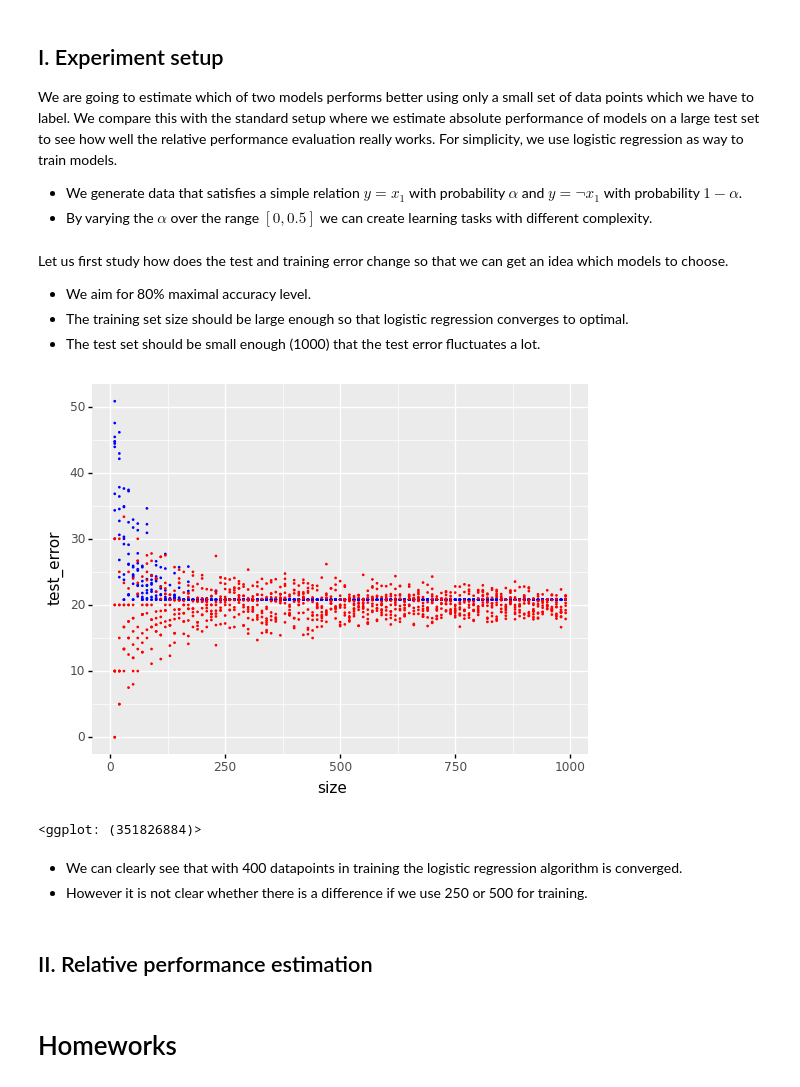
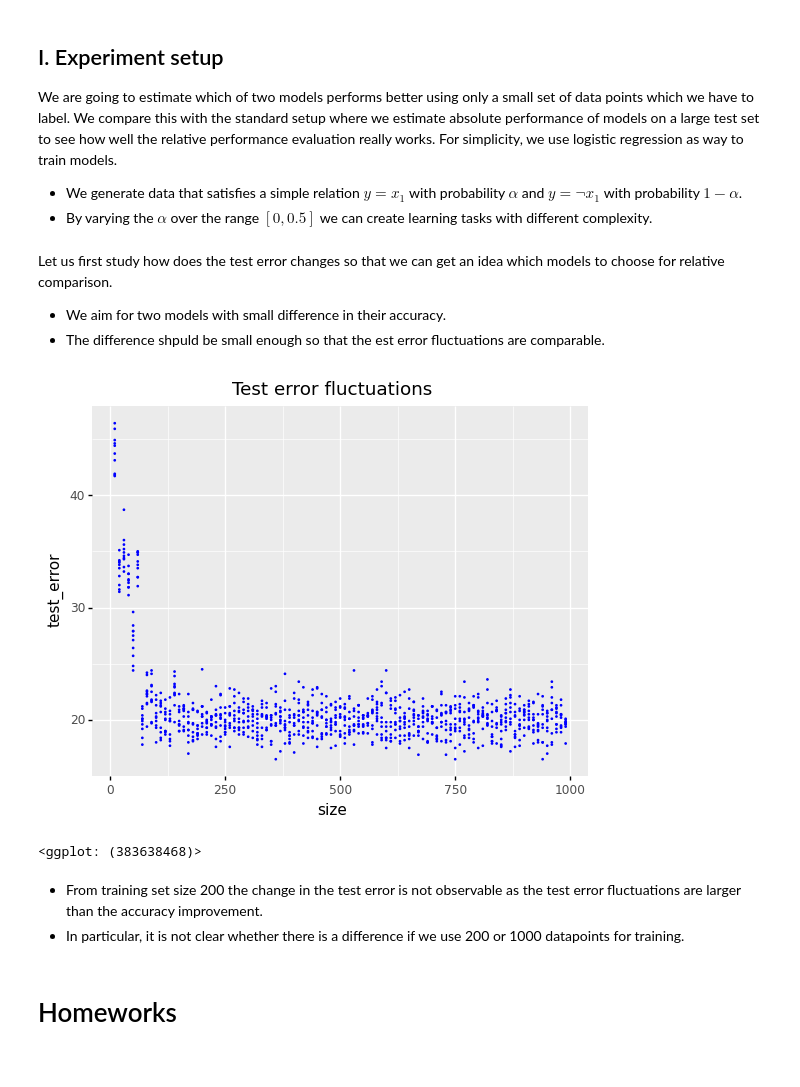
Before and after one commit to swenlaur/machine-learning-ii, a Jupyter notebook: practise-sessions/01/11_relative_performance.ipynb, the cells around one changed output. Saved outputs shown, nothing was run; the diff lists cells and outputs as text; code cells hidden in the pictures.

Commit message:
Relative performance

```diff
--- a/practise-sessions/01/11_relative_performance.ipynb
+++ b/practise-sessions/01/11_relative_performance.ipynb
@@ -40,44 +40,39 @@ def sampler(n:int, k:int, alpha) -> DataFrame:
             .transform(lambda x: x >= 0.5)
             .assign(y = lambda df: df['x_1'] ^ (np.random.random(n) < alpha)))
 # %% [markdown]
-Let us first study how does the test and training error change so that we can get an idea which models to choose.
-* We aim for 80% maximal accuracy level.
-* The training set size should be large enough so that logistic regression converges to optimal.
-* The test set should be small enough (1000) that the test error fluctuates a lot.
+Let us first study how does the test error changes so that we can get an idea which models to choose for relative comparison.
+* We aim for two models with small difference in their accuracy.
+* The difference shpuld be small enough so that the est error fluctuations are comparable.
 # %%
 k = 8
 r = 10
 alpha = 0.8
 sizes = list(range(10, 1000, 10))
 clf_1 = LogisticRegression(solver = 'lbfgs')
 features =['x_{}'.format(i+1) for i in range(k)]
-test_set = sampler(1000, k, alpha)
 
 results = (combine_categories({'size': sizes,  'experiment': list(range(r))})
            .assign(test_error=np.nan)
-           .assign(training_error=np.nan)
            .set_index(['size', 'experiment']))
 
 for size in tqdm(sizes):
+    training_set = sampler(size, k, alpha)
+    clf_1.fit(training_set[features], training_set['y'])
     for exp in range(r):
-        training_set = sampler(size, k, alpha)
-        clf_1.fit(training_set[features], training_set['y'])
+        test_set = sampler(1000, k, alpha)
         results.loc[(size, exp),'test_error'] = empirical_risk(clf_1, test_set[features], test_set['y'])
-        results.loc[(size, exp),'training_error'] = empirical_risk(clf_1, training_set[features], training_set['y'])
 
 # display(head(results))
 
 p = ggplot(results.reset_index())
 p = p + geom_point(aes(x='size', y='test_error'), color='blue', size=0.1)
-p = p + geom_point(aes(x='size', y='training_error'), color='red', size=0.1)
+p = p + ggtitle('Test error fluctuations')
 display(p)
 # %% [output]
-[figure, old version]
+[figure, new version]
-<ggplot: (351826884)>
+<ggplot: (383638468)>
 # %% [markdown]
-* We can clearly see that with 400 datapoints in training the logistic regression algorithm is converged.
-* However it is not clear whether there is a difference if we use  250 or 500 for training.
+* From training set size 200 the change in the test error is not observable as the test error fluctuations are larger than the accuracy improvement.
+* In particular, it is not clear whether there is a difference if we use 200 or 1000 datapoints for training.
-# %% [markdown]
-## II. Relative performance estimation
 # %% [markdown]
 # Homeworks
```
Also changed, not shown: parts of 2 cells of this notebook, 1 other file.
